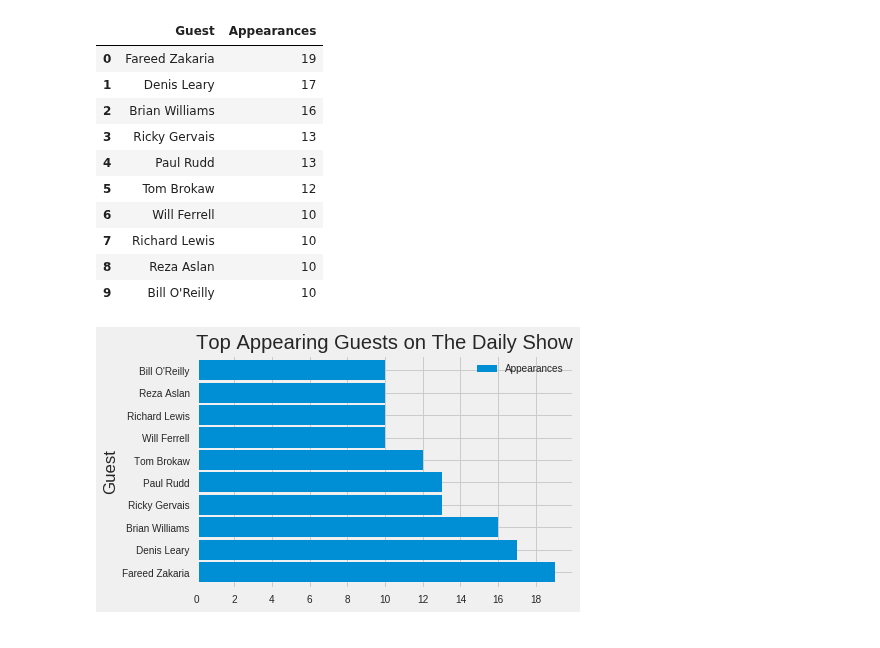
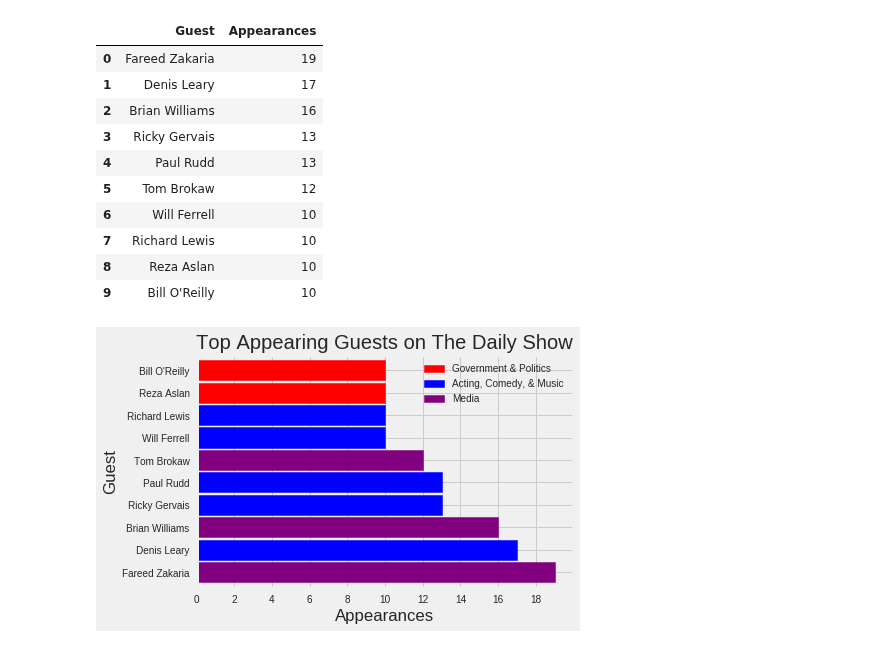
Before and after one commit to bloominstituteoftechnology/DS-Unit-1-Sprint-3-Data-Storytelling, a Jupyter notebook: DS_Unit_1_Sprint_Challenge_3_Data_Storytelling.ipynb, the cells around one changed output. Cells and saved outputs as stored; diff of their text form; code cells hidden in the pictures.

```diff
--- a/DS_Unit_1_Sprint_Challenge_3_Data_Storytelling.ipynb
+++ b/DS_Unit_1_Sprint_Challenge_3_Data_Storytelling.ipynb
@@ -228,11 +217,39 @@ top_ten_guests.head(10)
 | 7 | Richard Lewis | 10 |
 | 8 | Reza Aslan | 10 |
 | 9 | Bill O'Reilly | 10 |
-# %%
-# Plotting top appearing guests with a barh graph
-ax = top_ten_guests.plot.barh('Guest', width=0.9, title="Top Appearing Guests on The Daily Show");
-
-# Binning the x-ticks so I don't get any more "half-appearances"
-ax.locator_params(nbins=12, axis='x')
-# %% [output]
-[figure, removed]
+# %%
+# Plotting top appearing guests with a barh graph
+import matplotlib.patches as mpatches
+
+ax = top_ten_guests.plot.barh('Guest', width=0.9, title="Top Appearing Guests on The Daily Show", color = 'green');
+
+# Setting color according to occupation
+ax.get_children()[0].set_color('purple')
+ax.get_children()[1].set_color('b')
+ax.get_children()[2].set_color('purple')
+ax.get_children()[3].set_color('b')
+ax.get_children()[4].set_color('b')
+ax.get_children()[5].set_color('purple')
+ax.get_children()[6].set_color('b')
+ax.get_children()[7].set_color('b')
+ax.get_children()[8].set_color('red')
+ax.get_children()[9].set_color('red')
+
+
+# Binning the x-ticks so I don't get any more "half-appearances"
+ax.locator_params(nbins=12, axis='x')
+
+# Changing the legend to account for the new color coding
+
+
+red_patch = mpatches.Patch(color='red', label='Government & Politics')
+blue_patch = mpatches.Patch(color='blue', label='Acting, Comedy, & Music')
+purple_patch = mpatches.Patch(color='purple', label='Media')
+
+
+# Setting x label for reference
+
+plt.legend(handles=[red_patch, blue_patch, purple_patch])
+ax.set_xlabel("Appearances");
+# %% [output]
+[figure, added]
```
Also changed, not shown: parts of 2 cells of this notebook.
